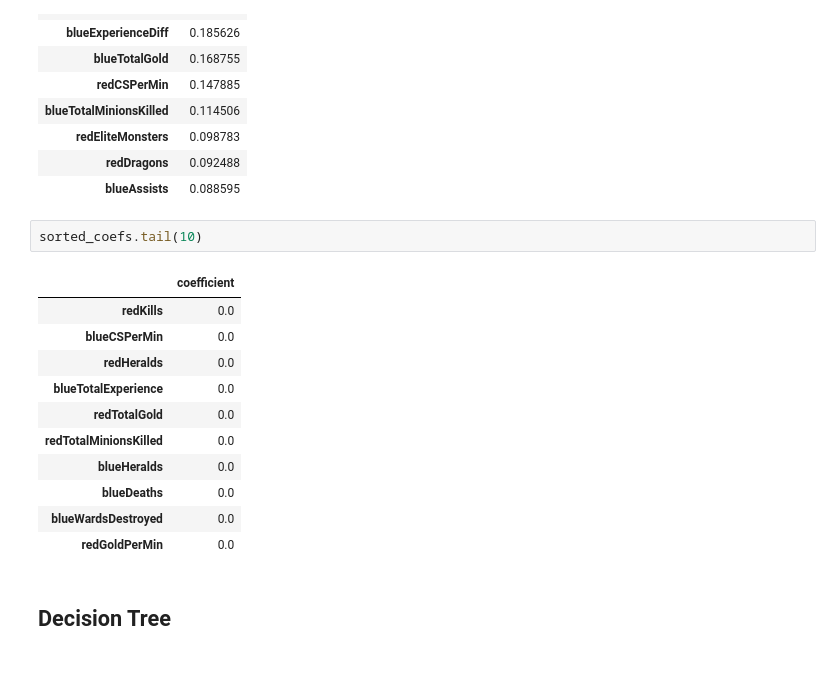
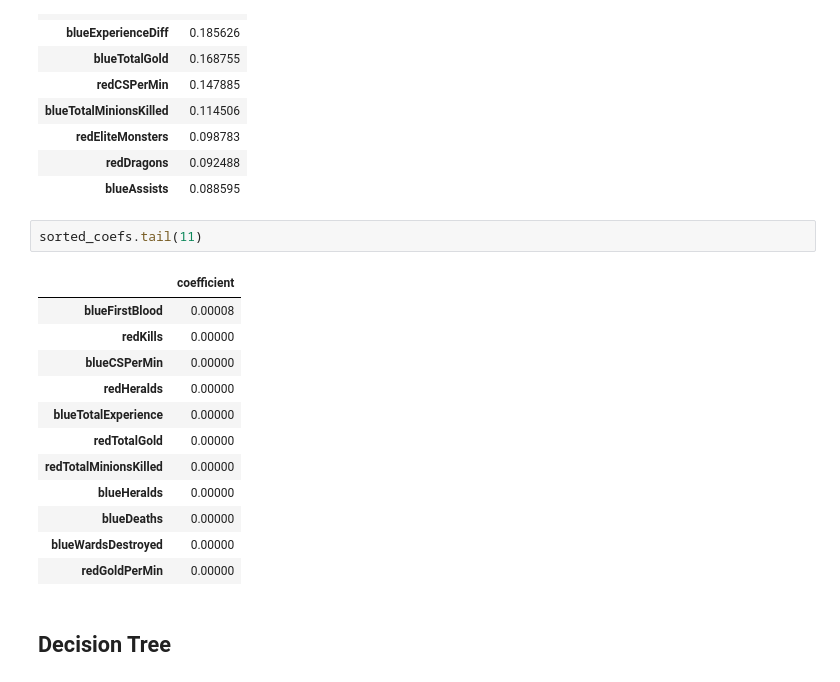
Before and after one commit to krvosen/bsc-phase-three-project, a Jupyter notebook: notebooks/exploratory/Kyle/DataCleaning.ipynb, the cells around one changed output. Cells and saved outputs as stored; diff of their text form.

```diff
--- a/notebooks/exploratory/Kyle/DataCleaning.ipynb
+++ b/notebooks/exploratory/Kyle/DataCleaning.ipynb
@@ -161,19 +161,20 @@ sorted_coefs.head(10)
 | redDragons | 0.092488 |
 | blueAssists | 0.088595 |
 # %%
-sorted_coefs.tail(10)
+sorted_coefs.tail(11)
 # %% [output]
 |  | coefficient |
-| redKills | 0.0 |
-| blueCSPerMin | 0.0 |
-| redHeralds | 0.0 |
-| blueTotalExperience | 0.0 |
-| redTotalGold | 0.0 |
-| redTotalMinionsKilled | 0.0 |
-| blueHeralds | 0.0 |
-| blueDeaths | 0.0 |
-| blueWardsDestroyed | 0.0 |
-| redGoldPerMin | 0.0 |
+| blueFirstBlood | 0.00008 |
+| redKills | 0.00000 |
+| blueCSPerMin | 0.00000 |
+| redHeralds | 0.00000 |
+| blueTotalExperience | 0.00000 |
+| redTotalGold | 0.00000 |
+| redTotalMinionsKilled | 0.00000 |
+| blueHeralds | 0.00000 |
+| blueDeaths | 0.00000 |
+| blueWardsDestroyed | 0.00000 |
+| redGoldPerMin | 0.00000 |
 # %% [markdown]
 ## Decision Tree
 # %%
```
Also changed, not shown: parts of 12 cells of this notebook, 2 other files.
